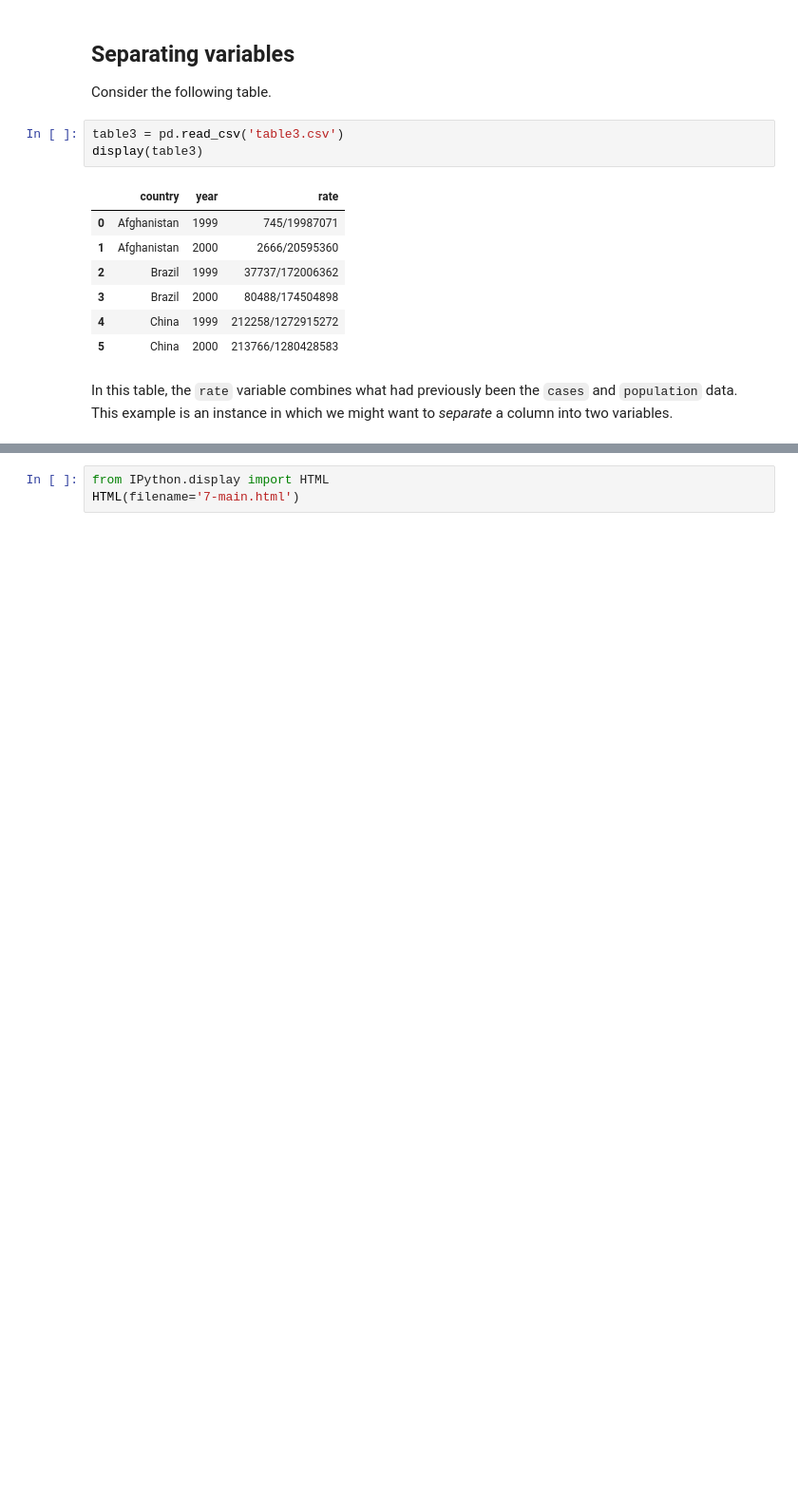
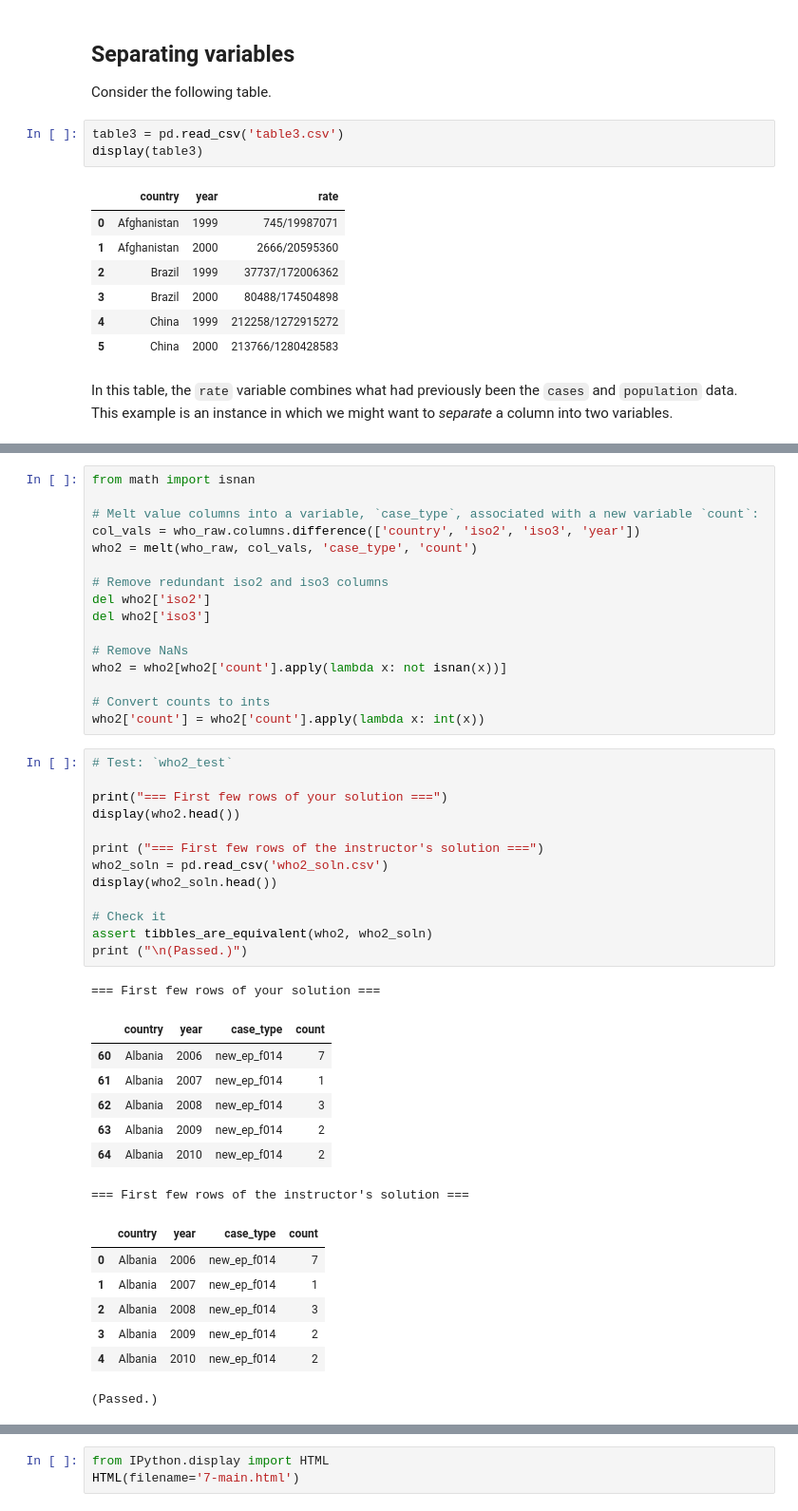
Before and after one commit to thetinahang/computing-data-analysis-review, a Jupyter notebook: Topic7/notebook7.ipynb, the cells around one changed output, grey strips where cells are left out. Shown at 95% size. Saved outputs shown, nothing was run; the diff lists cells and outputs as text; blank space fills up the shorter version.

```diff
--- a/Topic7/notebook7.ipynb
+++ b/Topic7/notebook7.ipynb
@@ -862,0 +1028,45 @@ In this table, the `rate` variable combines what had previously been the `cases`
+# %%
+from math import isnan
+
+# Melt value columns into a variable, `case_type`, associated with a new variable `count`:
+col_vals = who_raw.columns.difference(['country', 'iso2', 'iso3', 'year'])
+who2 = melt(who_raw, col_vals, 'case_type', 'count')
+
+# Remove redundant iso2 and iso3 columns
+del who2['iso2']
+del who2['iso3']
+
+# Remove NaNs
+who2 = who2[who2['count'].apply(lambda x: not isnan(x))]
+
+# Convert counts to ints
+who2['count'] = who2['count'].apply(lambda x: int(x))
+# %%
+# Test: `who2_test`
+
+print("=== First few rows of your solution ===")
+display(who2.head())
+
+print ("=== First few rows of the instructor's solution ===")
+who2_soln = pd.read_csv('who2_soln.csv')
+display(who2_soln.head())
+
+# Check it
+assert tibbles_are_equivalent(who2, who2_soln)
+print ("\n(Passed.)")
+# %% [output]
+=== First few rows of your solution ===
+|  | country | year | case_type | count |
+| 60 | Albania | 2006 | new_ep_f014 | 7 |
+| 61 | Albania | 2007 | new_ep_f014 | 1 |
+| 62 | Albania | 2008 | new_ep_f014 | 3 |
+| 63 | Albania | 2009 | new_ep_f014 | 2 |
+| 64 | Albania | 2010 | new_ep_f014 | 2 |
+=== First few rows of the instructor's solution ===
+|  | country | year | case_type | count |
+| 0 | Albania | 2006 | new_ep_f014 | 7 |
+| 1 | Albania | 2007 | new_ep_f014 | 1 |
+| 2 | Albania | 2008 | new_ep_f014 | 3 |
+| 3 | Albania | 2009 | new_ep_f014 | 2 |
+| 4 | Albania | 2010 | new_ep_f014 | 2 |
+(Passed.)
```
Also changed, not shown: parts of 15 cells of this notebook.
